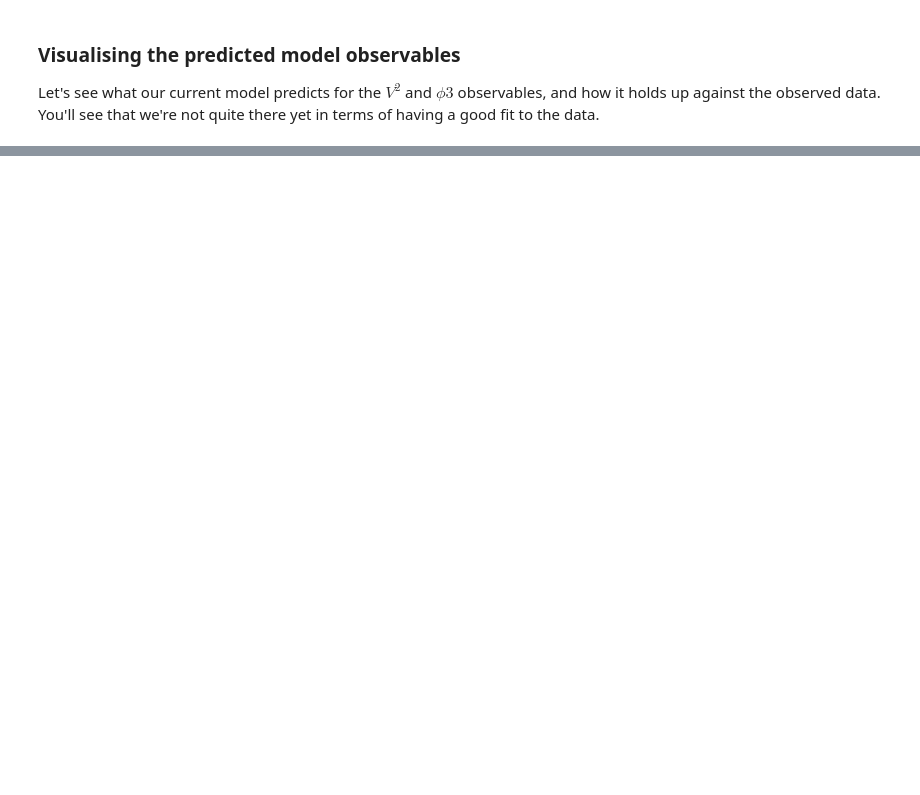
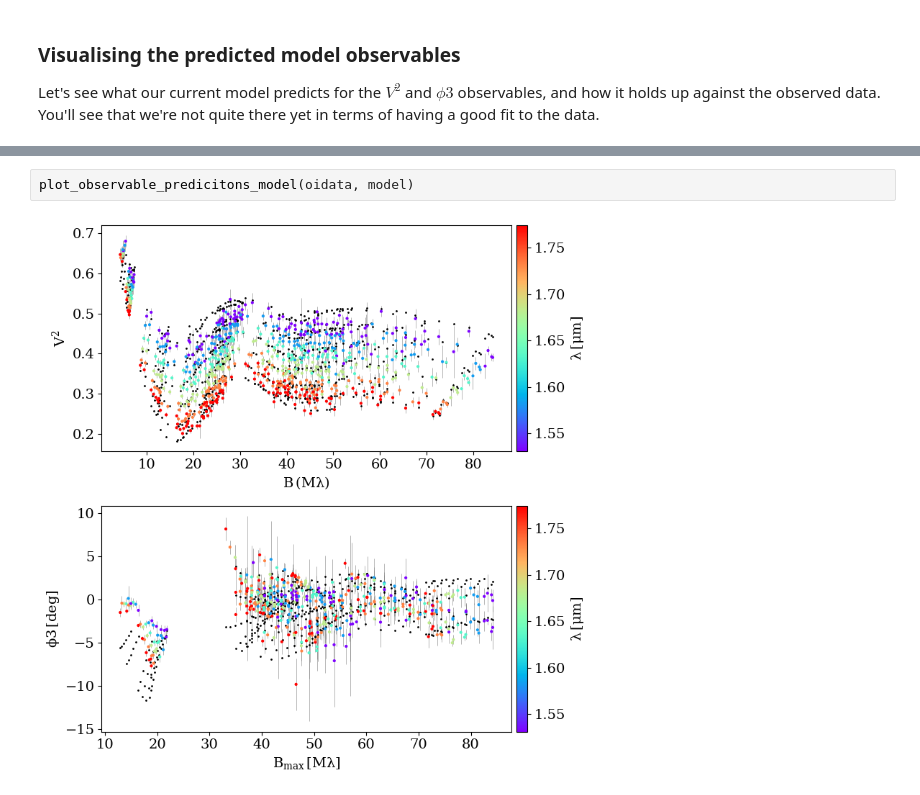
Before and after one commit to DePrinsT/drpangloss, a Jupyter notebook: notebooks/circumbinary_rim.ipynb, the cells around one changed output, grey strips where cells are left out. Drawn from its saved outputs; the diff is of its cells as text; blank space fills up the shorter version.

```diff
--- a/notebooks/circumbinary_rim.ipynb
+++ b/notebooks/circumbinary_rim.ipynb
@@ -255,0 +533,4 @@ print("=" * 32)
+# %%
+plot_observable_predicitons_model(oidata, model)
+# %% [output]
+[figure, added]
```
Also changed, not shown: parts of 48 cells of this notebook, 2 other files.
